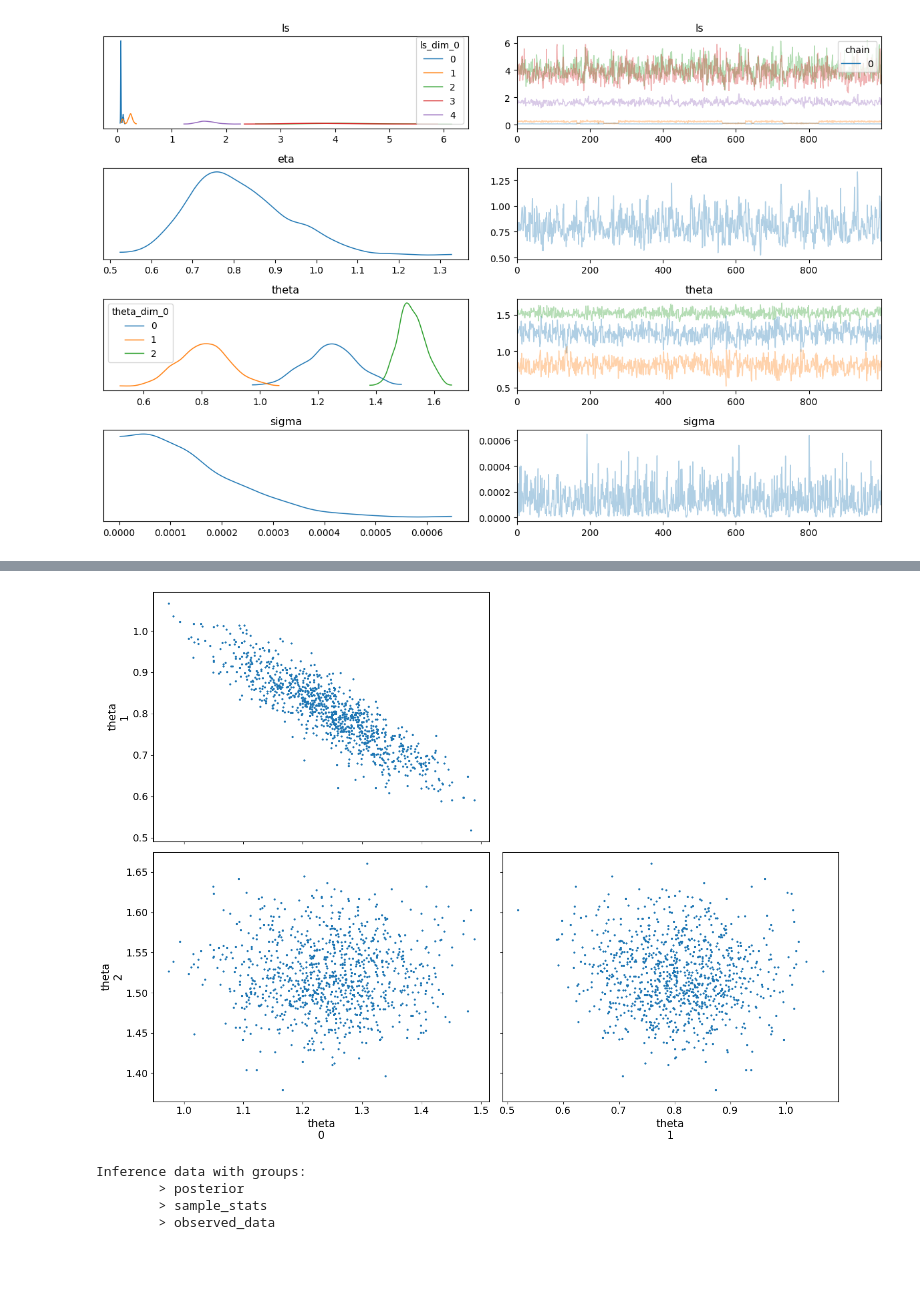
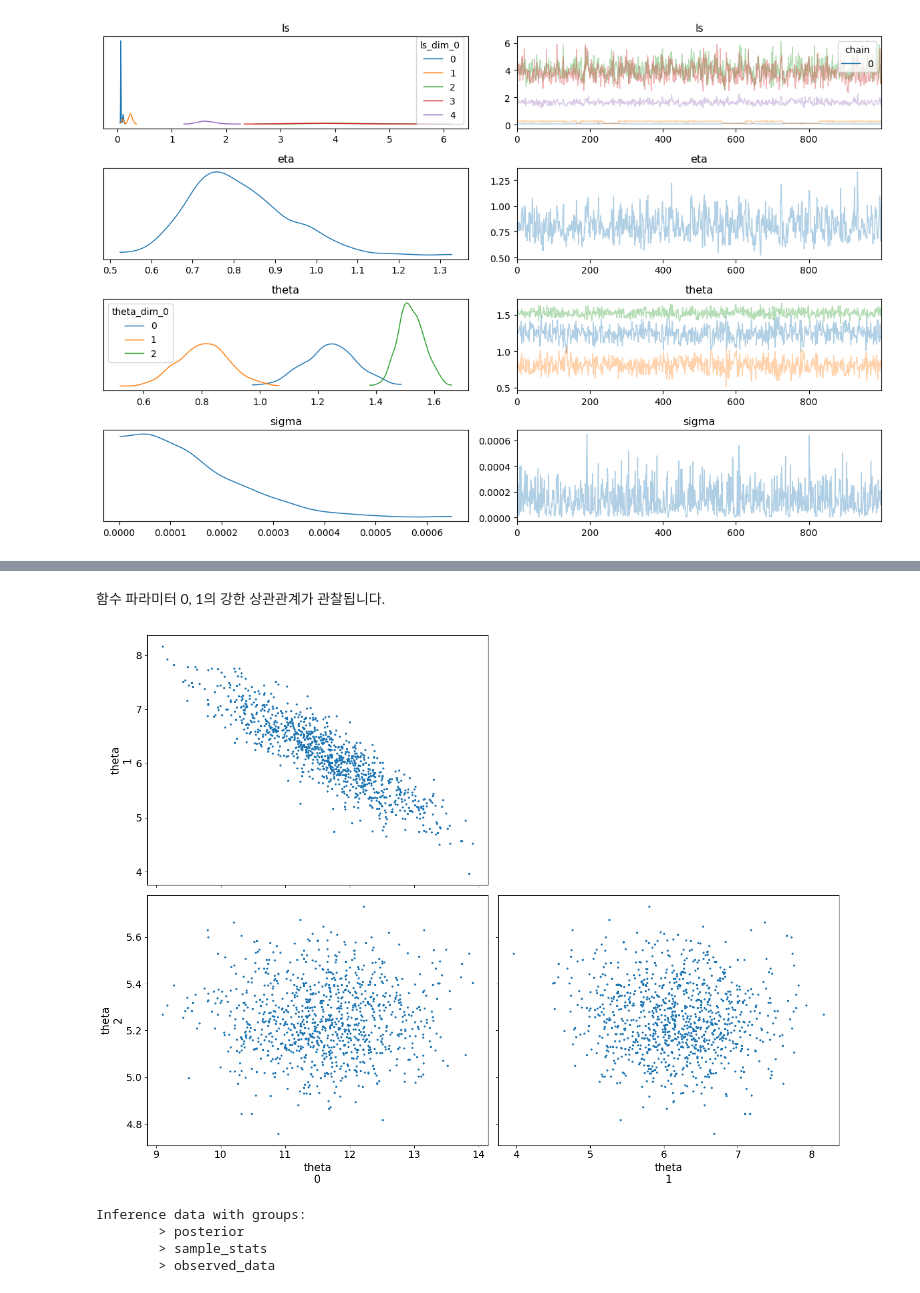
Before and after one commit to BET-lab/pymc-examples, a Jupyter notebook: examples/pymc-gp-toy_model.ipynb, the cells around one changed output, grey strips where cells are left out. Saved outputs shown, nothing was run; the diff lists cells and outputs as text; code cells hidden in the pictures; blank space fills up the shorter version.

```diff
--- a/examples/pymc-gp-toy_model.ipynb
+++ b/examples/pymc-gp-toy_model.ipynb
@@ -276,0 +279,7 @@ plt.show()
+# %%
+trace_ = trace.copy()
+trace_.posterior.theta.values *= t_c_max[None, None, :]
+
+az.plot_trace(trace_, legend=True, var_names=["theta"])
+plt.tight_layout()
+plt.show()
@@ -277,9 +288,11 @@ plt.show()
+# %% [markdown]
+함수 파라미터 0, 1의 강한 상관관계가 관찰됩니다.
 # %%
-az.plot_pair(trace, var_names=["theta"])
+az.plot_pair(trace_, var_names=["theta"])
 plt.tight_layout()
 plt.show()
 # %% [output]
-[figure, old version]
+[figure, new version]
 # %%
 trace
 # %% [output]
```
Also changed, not shown: parts of 3 cells of this notebook.
